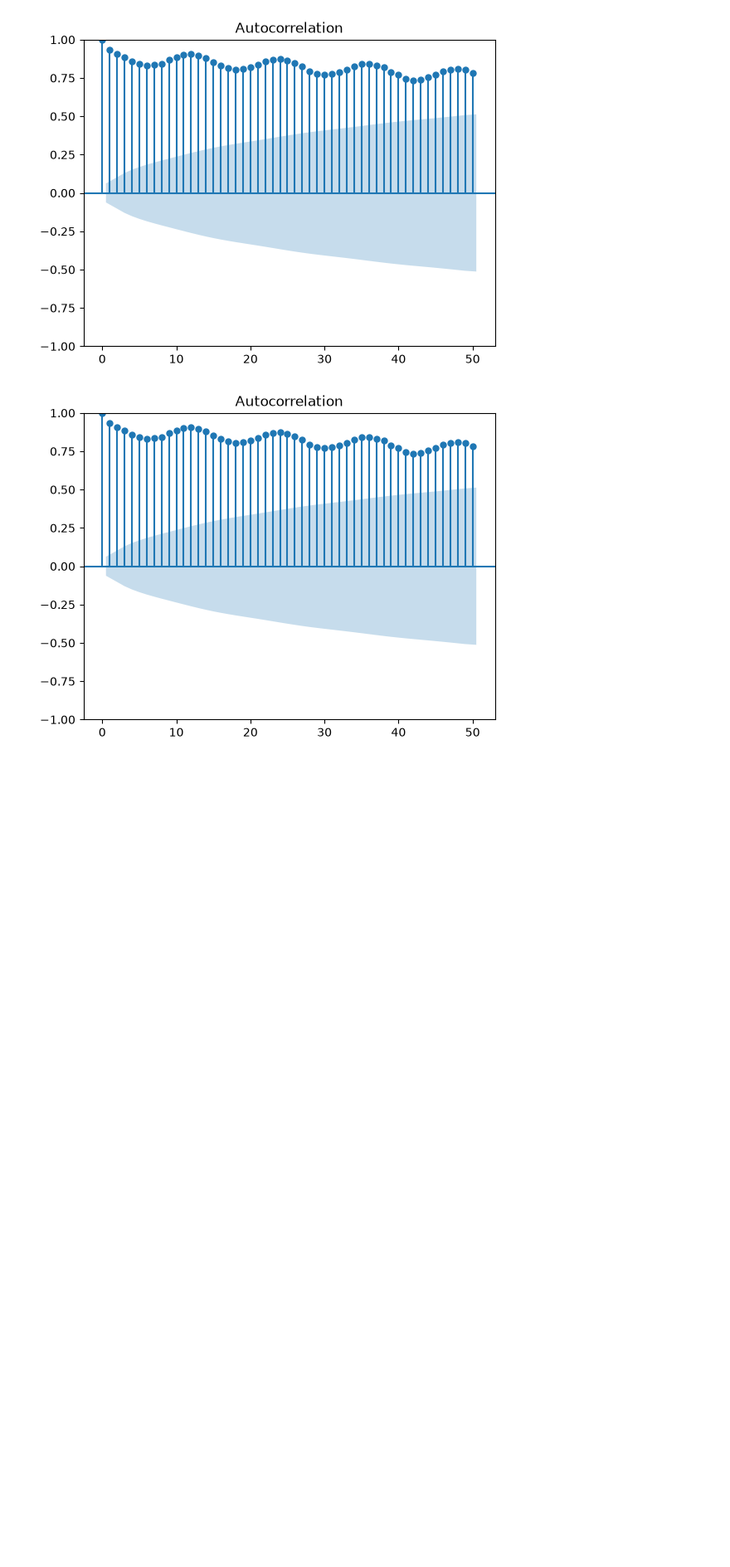
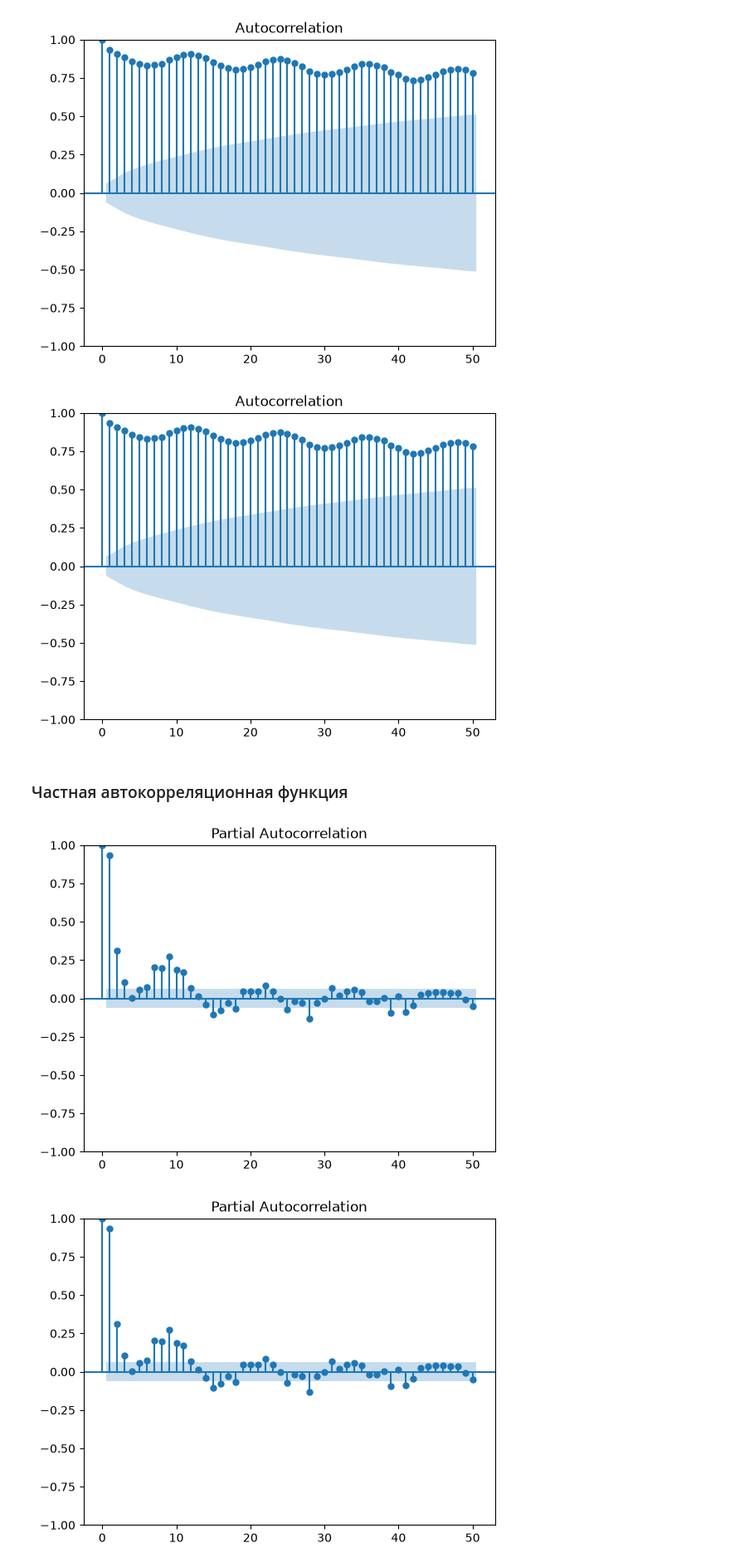
Before and after one commit to Rodeffs/Master1_Programming, a Jupyter notebook: Time_Series/03_lab/03_lab.ipynb, the cells around one changed output. Shown at 83% size. Cells and saved outputs as stored; diff of their text form; code cells hidden in the pictures; blank space fills up the shorter version.

```diff
--- a/Time_Series/03_lab/03_lab.ipynb
+++ b/Time_Series/03_lab/03_lab.ipynb
@@ -66,4 +74,11 @@ plot_acf(df, lags=50)
 # %% [output]
 [figure]
 [figure]
+# %% [markdown]
+### Частная автокорреляционная функция
+# %%
+plot_pacf(df, lags=50)
+# %% [output]
+[figure, added]
+[figure, added]
 # %% [markdown]
```
Also changed, not shown: parts of 51 cells of this notebook.
